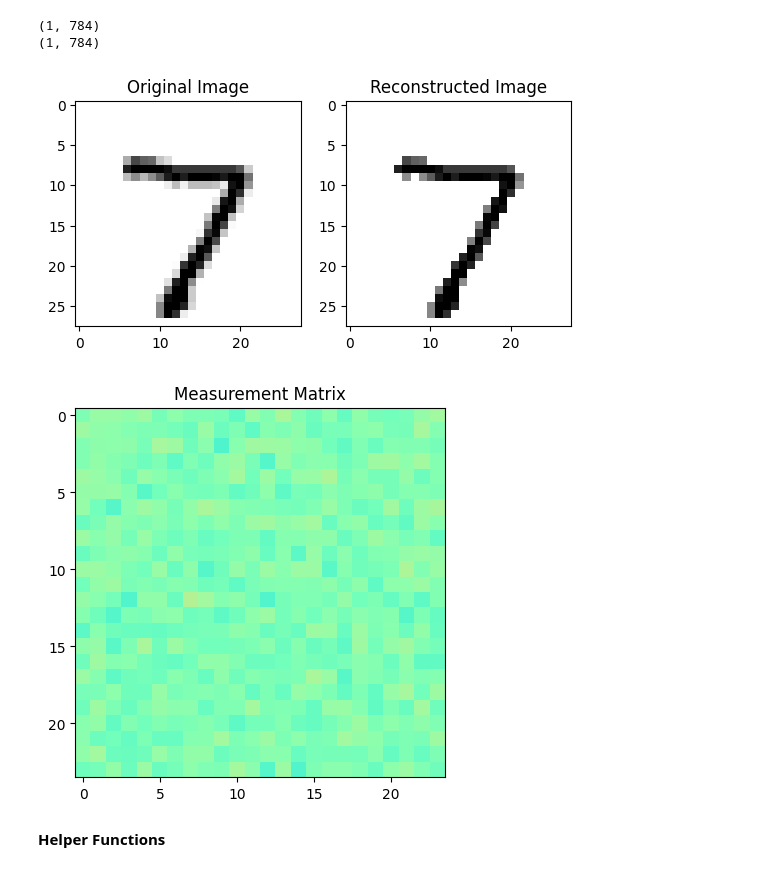
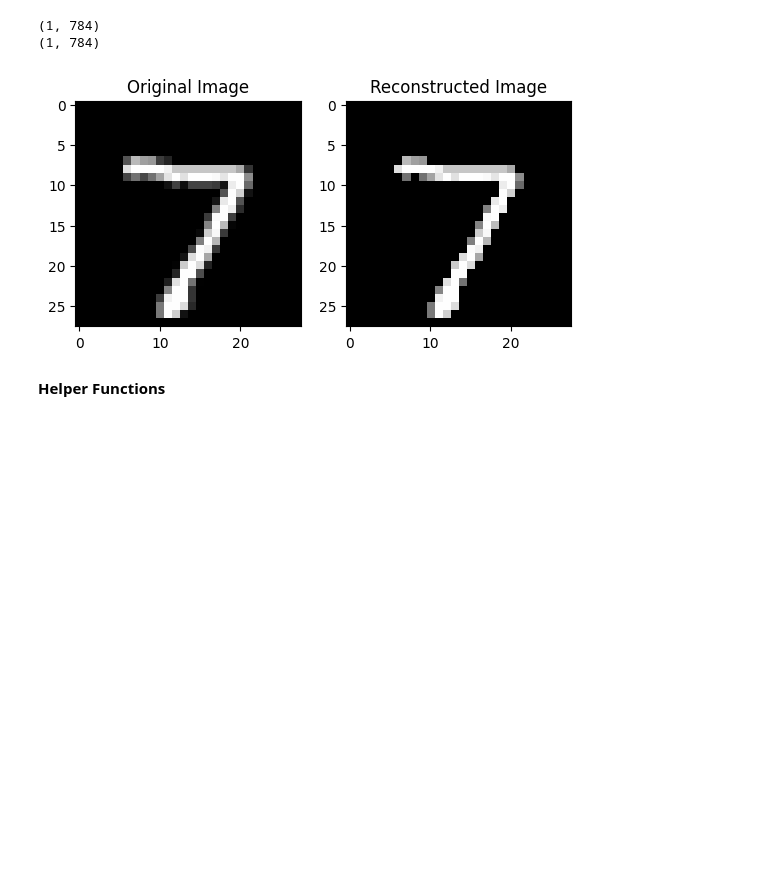
Before and after one commit to josephine-king/EE4740_ImageCompression, a Jupyter notebook: image_compression.ipynb, the cells around one changed output. Drawn from its saved outputs; the diff is of its cells as text; code cells hidden in the pictures; blank space fills up the shorter version.

```diff
--- a/image_compression.ipynb
+++ b/image_compression.ipynb
@@ -47,10 +47,7 @@ def make_meas_matrix(rows, cols):
 
     return meas_matrix
 
-#we can  use this too and see
-def make_dct_meas_matrix(rows, cols):
-    D = dct(np.eye(cols), norm='ortho')
-    return D[:rows, :]
+
 
 # Generate measurements from the data using the measurement matrix
 def get_measurements(data, meas_matrix):
@@ -59,22 +56,25 @@ def get_measurements(data, meas_matrix):
 # Plot the original image and the estimated image
 def plot_est_images(original_data, est_data):
     fig, axs = plt.subplots(1, 2)
-    axs[0].imshow(original_data.reshape(28,28), cmap='gray_r', vmin=0, vmax=255)
+    axs[0].imshow(original_data.reshape(28,28), cmap='gray', vmin=0, vmax=255)
     axs[0].set_title("Original Image")
-    axs[1].imshow(est_data.reshape(28,28), cmap='gray_r', vmin=0, vmax=255)
+    axs[1].imshow(est_data.reshape(28,28), cmap='gray', vmin=0, vmax=255)
     axs[1].set_title("Reconstructed Image")
     plt.show()
 
-def plot_rfpi_biht(original_data, rfpi_data, biht_data):
+def plot_algos(original_data, algo_output_data, reco_title="Reconstructed Image"):
     fig, axs = plt.subplots(1, 3)
-    fig.set_figwidth(16)
-    axs[0].imshow(original_data.reshape(28,28), cmap='gray_r', vmin=0, vmax=255)
+    fig.set_figwidth(14)
+
+    axs[0].imshow(original_data.reshape(28, 28), cmap='gray', vmin=0, vmax=255)
     axs[0].set_title("Original Image")
-    axs[1].imshow(rfpi_data.reshape(28,28), cmap='gray_r', vmin=0, vmax=255)
-    axs[1].set_title("RFPI Reconstructed Image")
-    axs[2].imshow(biht_data.reshape(28,28), cmap='gray_r', vmin=0, vmax=255)
-    axs[2].set_title("BIHT Reconstructed Image")
+
+    axs[1].imshow(algo_output_data.reshape(28, 28), cmap='gray', vmin=0, vmax=255)
+    axs[1].set_title(reco_title)
+
+    plt.tight_layout()
     plt.show()
+
 
 def plot_meas_matrix(meas_matrix):
     plt.imshow(meas_matrix, cmap='rainbow', vmin=-1, vmax=1)
@@ -83,23 +83,22 @@ def plot_meas_matrix(meas_matrix):
 # %%
 # Testing out data pre-processing functions
 
 data = import_mnist_data(1)
 print(data.shape)
 
 sparse_data = sparsify_data(data, 100) #anything below 100 is = zero
 print(sparse_data.shape)
 
 plot_est_images(data, sparse_data)
 
 meas_matrix = make_meas_matrix(200,784)
-plot_meas_matrix(meas_matrix[0:24,0:24])
+# plot_meas_matrix(meas_matrix[0:24,0:24])
 
 measurement = get_measurements(sparse_data, meas_matrix)
 # %% [output]
 (1, 784)
 (1, 784)
-[figure, old version]
+[figure, new version]
-[figure, removed]
 # %% [markdown]
 **Helper Functions**
 # %%
```
Also changed, not shown: parts of 26 cells of this notebook.
